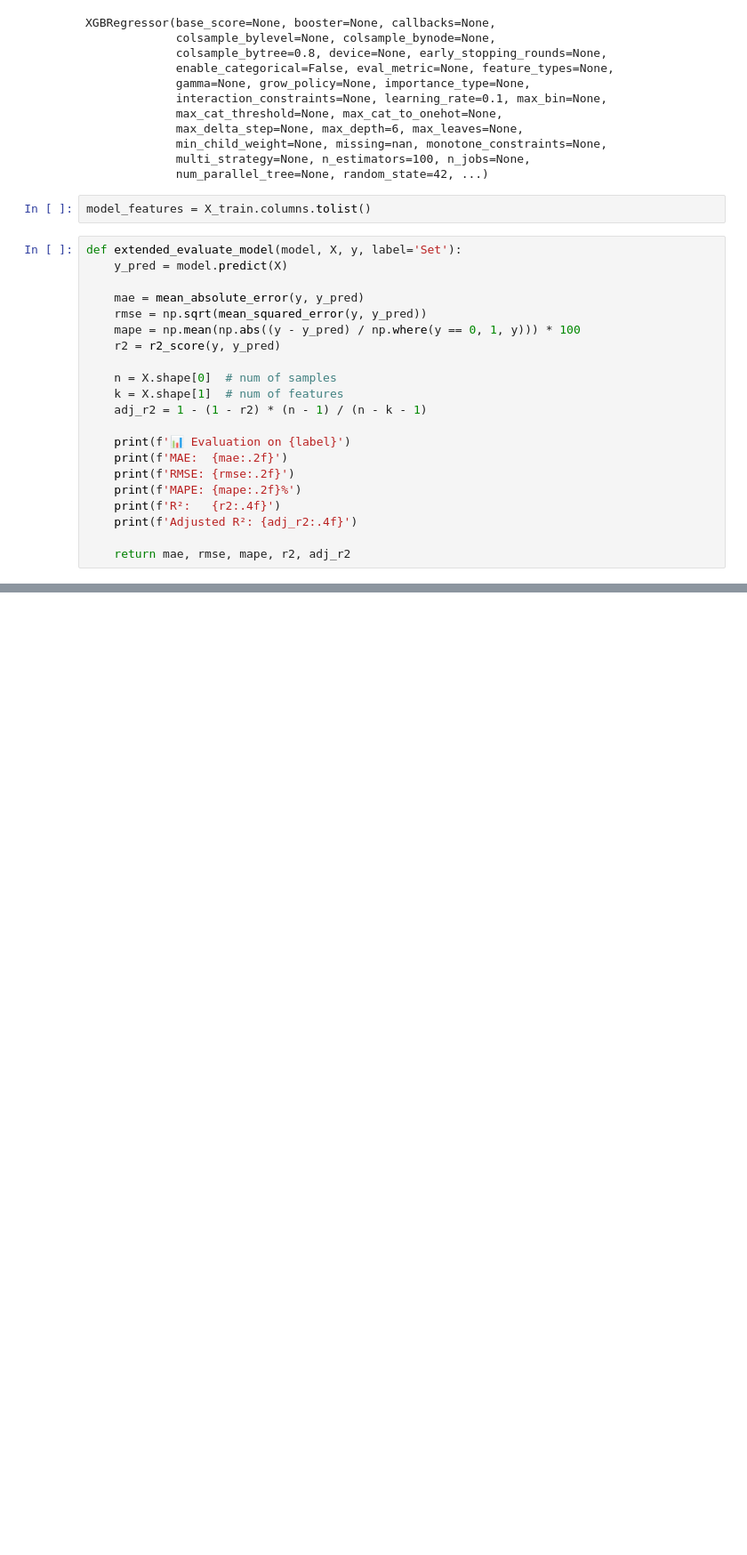
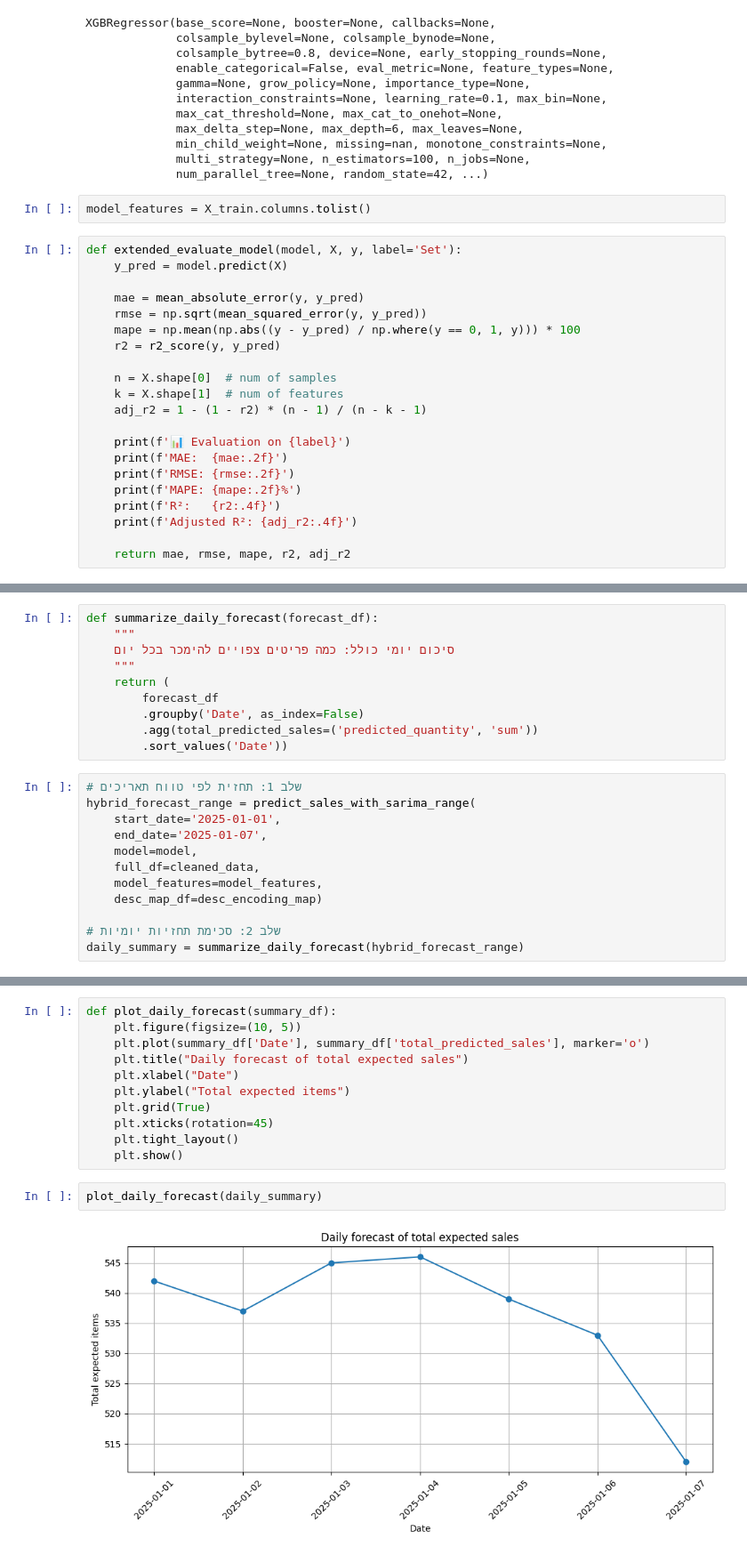
Before and after one commit to Edenshmuel/PapaJohns_Data_Science_Project, a Jupyter notebook: Model_XGboost.ipynb, the cells around one changed output, grey strips where cells are left out. Shown at 89% size. Cells and saved outputs as stored; diff of their text form; blank space fills up the shorter version.

```diff
--- a/Model_XGboost.ipynb
+++ b/Model_XGboost.ipynb
@@ -224,0 +410,22 @@ forecast_df.head()
+# %%
+def summarize_daily_forecast(forecast_df):
+    """
+    סיכום יומי כולל: כמה פריטים צפויים להימכר בכל יום
+    """
+    return (
+        forecast_df
+        .groupby('Date', as_index=False)
+        .agg(total_predicted_sales=('predicted_quantity', 'sum'))
+        .sort_values('Date'))
+# %%
+# שלב 1: תחזית לפי טווח תאריכים
+hybrid_forecast_range = predict_sales_with_sarima_range(
+    start_date='2025-01-01',
+    end_date='2025-01-07',
+    model=model,
+    full_df=cleaned_data,
+    model_features=model_features,
+    desc_map_df=desc_encoding_map)
+
+# שלב 2: סכימת תחזיות יומיות
+daily_summary = summarize_daily_forecast(hybrid_forecast_range)
@@ -225 +443,16 @@ forecast_df.head()
+# %%
+def plot_daily_forecast(summary_df):
+    plt.figure(figsize=(10, 5))
+    plt.plot(summary_df['Date'], summary_df['total_predicted_sales'], marker='o')
+    plt.title("Daily forecast of total expected sales")
+    plt.xlabel("Date")
+    plt.ylabel("Total expected items")
+    plt.grid(True)
+    plt.xticks(rotation=45)
+    plt.tight_layout()
+    plt.show()
+# %%
+plot_daily_forecast(daily_summary)
+# %% [output]
+[figure, added]
 # %%
```
Also changed, not shown: parts of 33 cells of this notebook.
